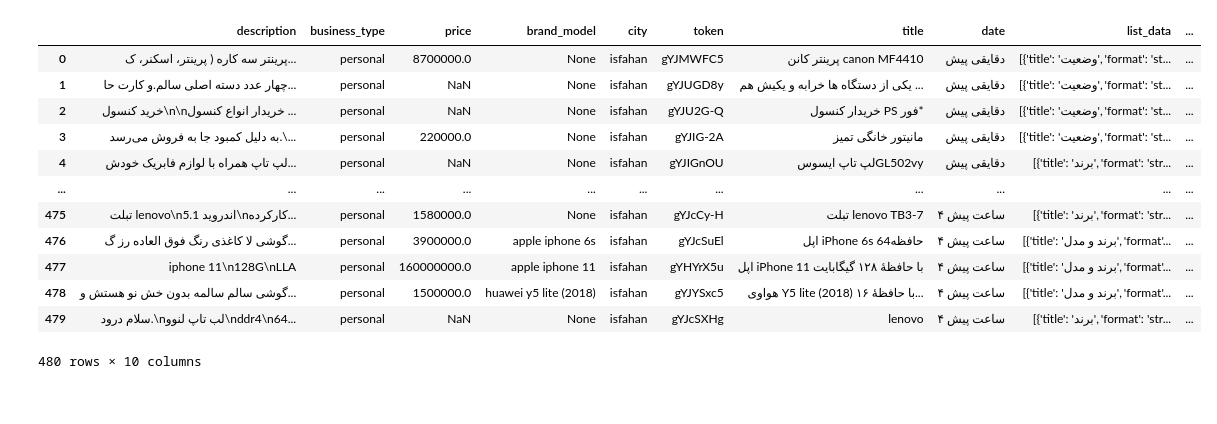
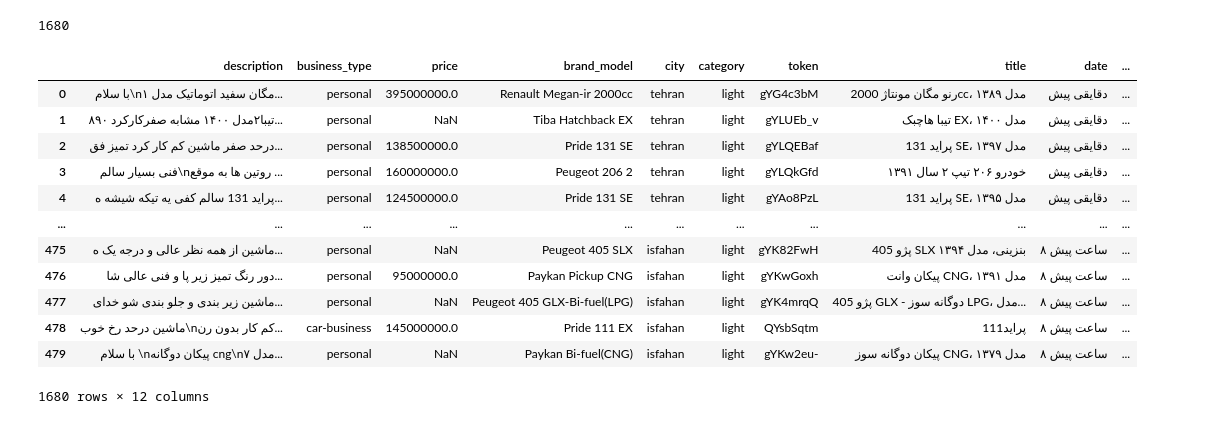
Before and after one commit to aliysefian/ddos-rest-generator, a Jupyter notebook: divar electronic-devices API-Copy1.ipynb, the cells around one changed output. Drawn from its saved outputs; the diff is of its cells as text; code cells hidden in the pictures.

Commit message:
change data of create data

```diff
--- a/divar electronic-devices API-Copy1.ipynb
+++ b/divar electronic-devices API-Copy1.ipynb
@@ -120,16 +158,21 @@ from multiprocessing import Pool
 ss=(datetime.now() - timedelta(minutes=5)).timestamp()*1000000
 timee=int(ss)
 print(timee)
+search=['light',"ROOT","electronic-devices",'home-kitchen']
+index_current_selected=3
+# url = "https://api.divar.ir/v8/search/1/light"
+url = "https://api.divar.ir/v8/search/4/"+search[index_current_selected]
 
-url = "https://api.divar.ir/v8/search/4/electronic-devices"
+# url = "https://api.divar.ir/v8/search/4/electronic-devices"
+
 
 
 # payload="""{\"json_schema\":{\"category\":{\"value\":\"ROOT\"}},\"last-post-date\":{}}""".format(timee)
 # payload=json.dumps({"json_schema":{"category":{"value":"ROOT"}},"last-post-date":1644677364155524})
 lst_token=[]
 results=[]
-for item in range(20):
-    payload=json.dumps({"json_schema":{"category":{"value":"electronic-devices"}},"last-post-date":timee})
+for item in range(15):
+    payload=json.dumps({"json_schema":{"category":{"value":search[index_current_selected]}},"last-post-date":timee})
 
     headers = {
       'Content-Type': 'text/plain',
@@ -144,9 +187,11 @@ for item in range(20):
 
     print(timee)
     timee=res['last_post_date']
-
-    pool = Pool(processes=4)
-    results=results+pool.map(get_details_from_data, lst_data)
+    try:
+        pool = Pool(processes=4)
+        results=results+pool.map(partial(get_details_from_data,timee), lst_data)
+    except Exception as ex:
+        print(ex)
     pool.close()
     pool.join()
 
@@ -154,6 +199,4 @@ for item in range(20):
 #     print(results[:10])
 #     for item in lst_data:
 #         lst_token.append(get_details_from_token(item["data"].get("token")))
-
-df = pd.DataFrame(lst_token)
 # %% [output]
@@ -181,20 +296,25 @@ len(results)
 # %%
+df2=pd.read_pickle("data.pkl")
 df = pd.DataFrame(results)
-df
+df_concat=pd.concat([df,df2])
+df_concat.to_pickle("data.pkl")
+print(len(df_concat))
+df_concat
 # %% [output]
+1680
-|  | description | business_type | price | brand_model | city | token | title | date | list_data | ... |
-| 0 | پرینتر سه کاره ( پرینتر، اسکنر، ک... | personal | 8700000.0 | None | isfahan | gYJMWFC5 | پرینتر کانن canon MF4410 | دقایقی پیش | [{'title': 'وضعیت', 'format': 'st... | ... |
-| 1 | چهار عدد دسته اصلی سالم.و کارت حا... | personal | NaN | None | isfahan | gYJUGD8y | یکی از دستگاه ها خرابه و یکیش هم ... | دقایقی پیش | [{'title': 'وضعیت', 'format': 'st... | ... |
-| 2 | خرید کنسول\n\nخریدار انواع کنسول ... | personal | NaN | None | isfahan | gYJU2G-Q | خریدار کنسول PS فور* | دقایقی پیش | [{'title': 'وضعیت', 'format': 'st... | ... |
-| 3 | به دلیل کمبود جا به فروش می‌رسد.\... | personal | 220000.0 | None | isfahan | gYJIG-2A | مانیتور خانگی تمیز | دقایقی پیش | [{'title': 'وضعیت', 'format': 'st... | ... |
-| 4 | لپ تاپ همراه با لوازم فابریک خودش... | personal | NaN | None | isfahan | gYJIGnOU | لپ تاپ ایسوسGL502vy | دقایقی پیش | [{'title': 'برند', 'format': 'str... | ... |
+|  | description | business_type | price | brand_model | city | category | token | title | date | ... |
+| 0 | با سلام\nمگان سفید اتوماتیک مدل ۱... | personal | 395000000.0 | Renault Megan-ir 2000cc | tehran | light | gYG4c3bM | رنو مگان مونتاژ 2000cc، مدل ۱۳۸۹ | دقایقی پیش | ... |
+| 1 | تیبا۲مدل ۱۴۰۰ مشابه صفرکارکرد ۸۹۰... | personal | NaN | Tiba Hatchback EX | tehran | light | gYLUEb_v | تیبا هاچبک EX، مدل ۱۴۰۰ | دقایقی پیش | ... |
+| 2 | درحد صفر ماشین کم کار کرد تمیز فق... | personal | 138500000.0 | Pride 131 SE | tehran | light | gYLQEBaf | پراید 131 SE، مدل ۱۳۹۷ | دقایقی پیش | ... |
+| 3 | فنی بسیار سالم\nروتین ها به موقع ... | personal | 160000000.0 | Peugeot 206 2 | tehran | light | gYLQkGfd | خودرو ۲۰۶ تیپ ۲ سال ۱۳۹۱ | دقایقی پیش | ... |
+| 4 | پراید 131 سالم کفی یه تیکه شیشه ه... | personal | 124500000.0 | Pride 131 SE | tehran | light | gYAo8PzL | پراید 131 SE، مدل ۱۳۹۵ | دقایقی پیش | ... |
 | ... | ... | ... | ... | ... | ... | ... | ... | ... | ... | ... |
-| 475 | تبلت lenovo\nاندروید 5.1\nکارکرده... | personal | 1580000.0 | None | isfahan | gYJcCy-H | تبلت lenovo TB3-7 | ۴ ساعت پیش | [{'title': 'برند', 'format': 'str... | ... |
-| 476 | گوشی لا کاغذی رنگ فوق العاده رز گ... | personal | 3900000.0 | apple iphone 6s | isfahan | gYJcSuEl | اپل iPhone 6s حافظه64 | ۴ ساعت پیش | [{'title': 'برند و مدل', 'format'... | ... |
-| 477 | iphone 11\n128G\nLLA | personal | 160000000.0 | apple iphone 11 | isfahan | gYHYrX5u | اپل iPhone 11 با حافظهٔ ۱۲۸ گیگابایت | ۴ ساعت پیش | [{'title': 'برند و مدل', 'format'... | ... |
-| 478 | گوشی سالم سالمه بدون خش نو هستش و... | personal | 1500000.0 | huawei y5 lite (2018) | isfahan | gYJYSxc5 | هواوی Y5 lite (2018) با حافظهٔ ۱۶... | ۴ ساعت پیش | [{'title': 'برند و مدل', 'format'... | ... |
-| 479 | سلام درود.\nلب تاپ لنوو\nddr4\n64... | personal | NaN | None | isfahan | gYJcSXHg | lenovo | ۴ ساعت پیش | [{'title': 'برند', 'format': 'str... | ... |
+| 475 | ماشین از همه نظر عالی و درجه یک ه... | personal | NaN | Peugeot 405 SLX | isfahan | light | gYK82FwH | پژو 405 SLX بنزینی، مدل ۱۳۹۴ | ۸ ساعت پیش | ... |
+| 476 | دور رنگ تمیز زیر پا و فنی عالی شا... | personal | 95000000.0 | Paykan Pickup CNG | isfahan | light | gYKwGoxh | پیکان وانت CNG، مدل ۱۳۹۱ | ۸ ساعت پیش | ... |
+| 477 | ماشین زیر بندی و جلو بندی شو خدای... | personal | NaN | Peugeot 405 GLX-Bi-fuel(LPG) | isfahan | light | gYK4mrqQ | پژو 405 GLX - دوگانه سوز LPG، مدل... | ۸ ساعت پیش | ... |
+| 478 | ماشین درحد رخ خوب\nکم کار بدون رن... | car-business | 145000000.0 | Pride 111 EX | isfahan | light | QYsbSqtm | پراید111 | ۸ ساعت پیش | ... |
+| 479 | با سلام \nپیکان دوگانه cng\nمدل ۷... | personal | NaN | Paykan Bi-fuel(CNG) | isfahan | light | gYKw2eu- | پیکان دوگانه سوز CNG، مدل ۱۳۷۹ | ۸ ساعت پیش | ... |
-480 rows × 10 columns
+1680 rows × 12 columns
 # %%
 df.iloc[0]['web_images']
 # %% [output]
```
Also changed, not shown: parts of 22 cells of this notebook, 1 other file.
